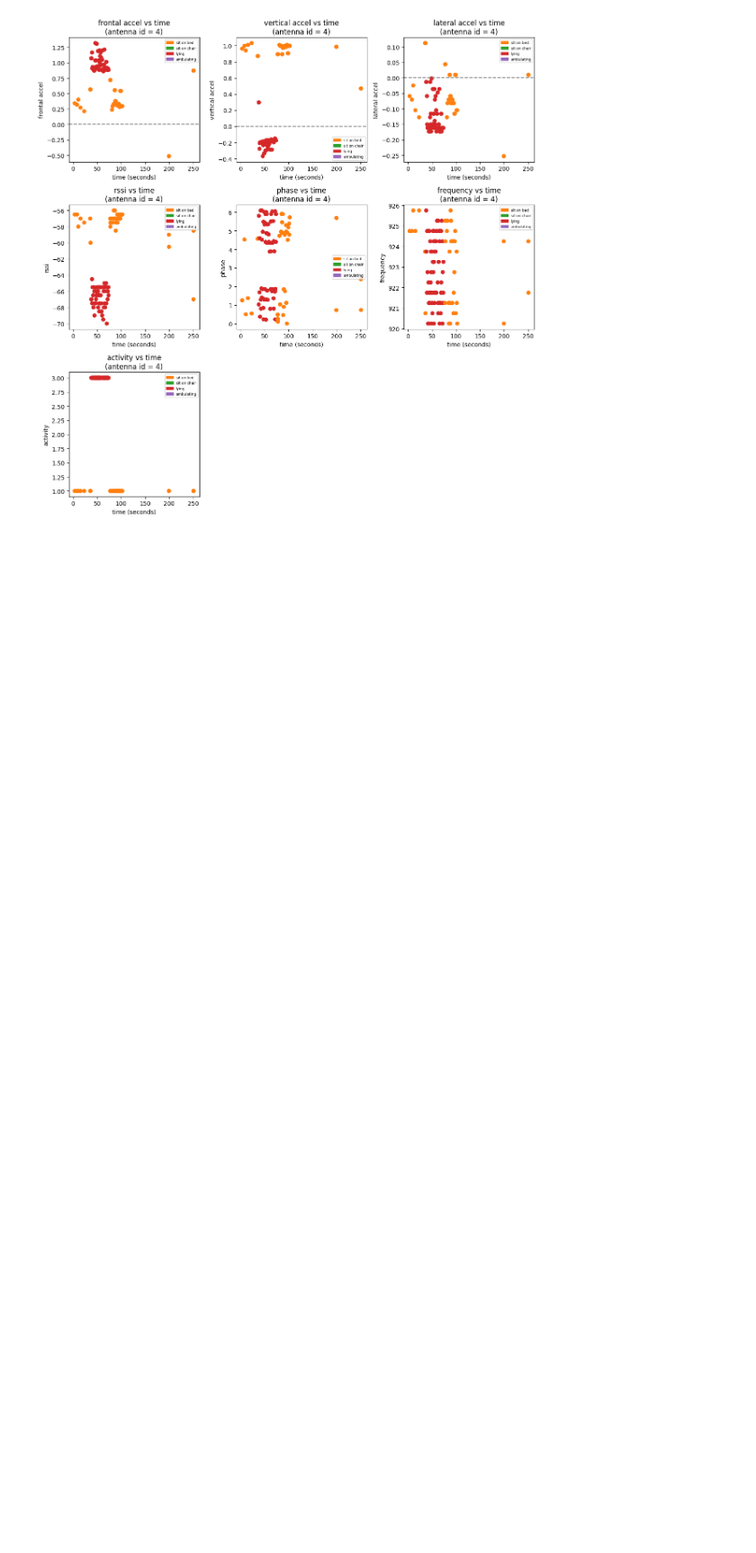
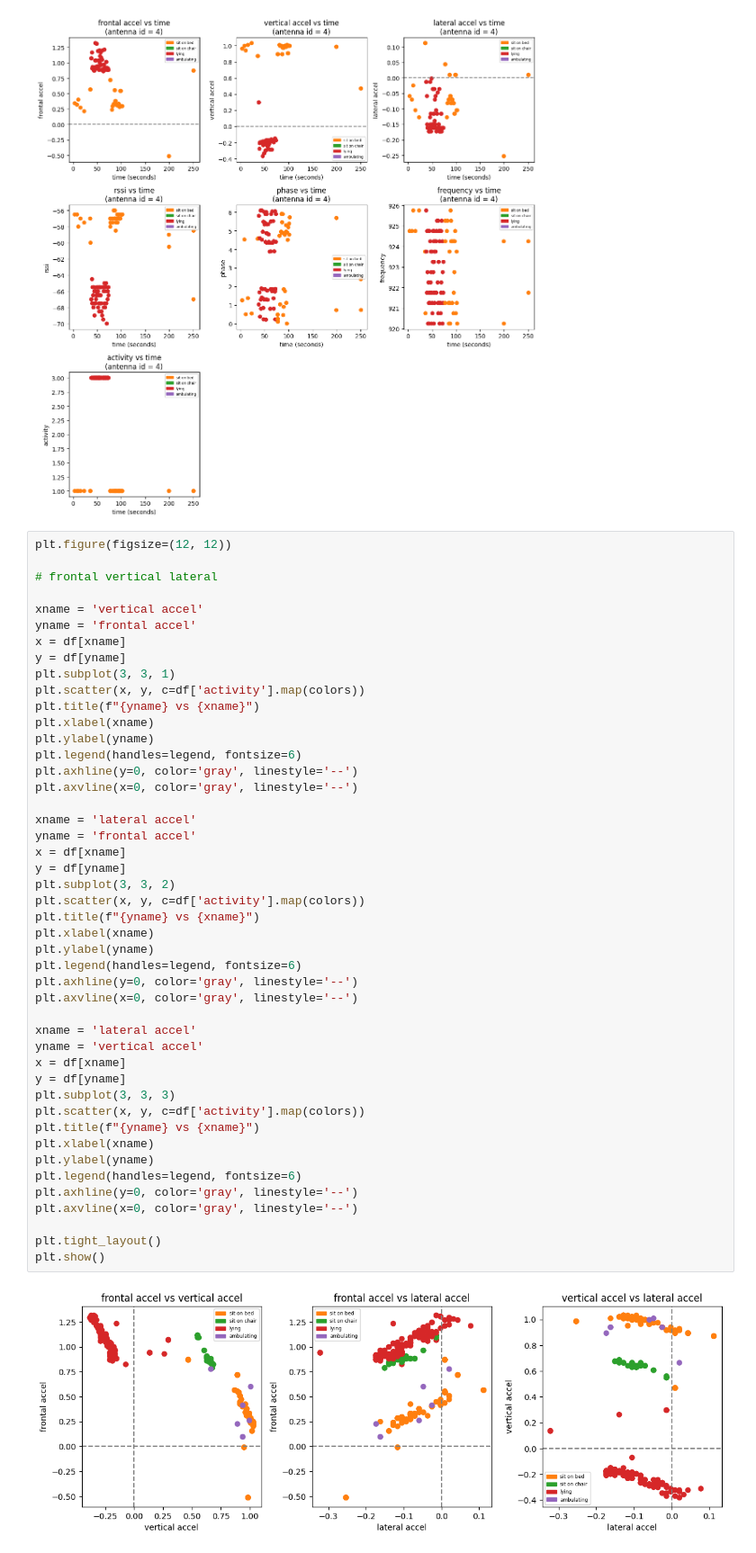
Before and after one commit to sofiacho/ECS171, a Jupyter notebook: notebook.ipynb, the cells around one changed output. Shown at 90% size. Drawn from its saved outputs; the diff is of its cells as text; blank space fills up the shorter version.

Commit message:
Added accel vs accel plots

```diff
--- a/notebook.ipynb
+++ b/notebook.ipynb
@@ -116,3 +116,51 @@ plot_antenna(4)
 [figure]
 [figure]
 [figure]
+# %%
+plt.figure(figsize=(12, 12))
+
+# frontal vertical lateral
+
+xname = 'vertical accel'
+yname = 'frontal accel'
+x = df[xname]
+y = df[yname]
+plt.subplot(3, 3, 1)
+plt.scatter(x, y, c=df['activity'].map(colors))
+plt.title(f"{yname} vs {xname}")
+plt.xlabel(xname)
+plt.ylabel(yname)
+plt.legend(handles=legend, fontsize=6)
+plt.axhline(y=0, color='gray', linestyle='--')
+plt.axvline(x=0, color='gray', linestyle='--')
+
+xname = 'lateral accel'
+yname = 'frontal accel'
+x = df[xname]
+y = df[yname]
+plt.subplot(3, 3, 2)
+plt.scatter(x, y, c=df['activity'].map(colors))
+plt.title(f"{yname} vs {xname}")
+plt.xlabel(xname)
+plt.ylabel(yname)
+plt.legend(handles=legend, fontsize=6)
+plt.axhline(y=0, color='gray', linestyle='--')
+plt.axvline(x=0, color='gray', linestyle='--')
+
+xname = 'lateral accel'
+yname = 'vertical accel'
+x = df[xname]
+y = df[yname]
+plt.subplot(3, 3, 3)
+plt.scatter(x, y, c=df['activity'].map(colors))
+plt.title(f"{yname} vs {xname}")
+plt.xlabel(xname)
+plt.ylabel(yname)
+plt.legend(handles=legend, fontsize=6)
+plt.axhline(y=0, color='gray', linestyle='--')
+plt.axvline(x=0, color='gray', linestyle='--')
+
+plt.tight_layout()
+plt.show()
+# %% [output]
+[figure, added]
```
